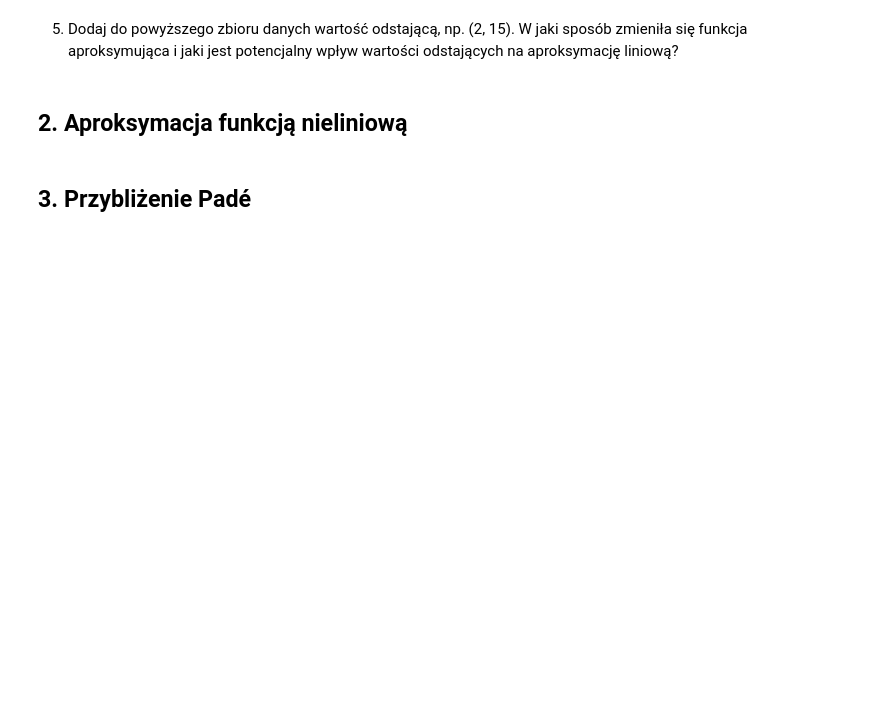
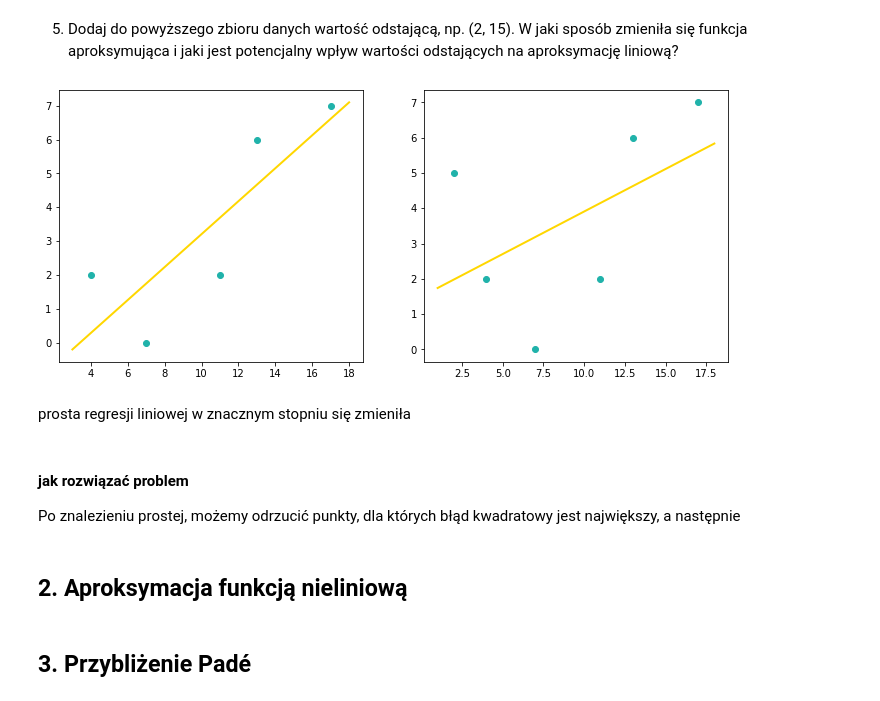
Before and after one commit to mhawryluk/mownit, a Jupyter notebook: lab3/lab3.ipynb, the cells around one changed output. Cells and saved outputs as stored; diff of their text form; code cells hidden in the pictures; blank space fills up the shorter version.

```diff
--- a/lab3/lab3.ipynb
+++ b/lab3/lab3.ipynb
@@ -73,3 +108,19 @@ array([-1.65891473,  0.48643411])
+# %%
+fig, ax = plt.subplots(1, 2, figsize=(12,5))
+
+points = [(4,2), (7,0), (11,2), (13,6), (17,7)]
+plot_approximation(approximate(points)[0], points, ax[0])
+
+points += [(2,5)]
+plot_approximation(approximate(points)[0], points, ax[1])
+# %% [output]
+[figure, added]
+# %% [markdown]
+prosta regresji liniowej w znacznym stopniu się zmieniła
+# %% [markdown]
+
+#### jak rozwiązać problem
+Po znalezieniu prostej, możemy odrzucić punkty, dla których błąd kwadratowy jest największy, a następnie
 # %% [markdown]
 ## 2. Aproksymacja funkcją nieliniową
 # %%
```
Also changed, not shown: parts of 10 cells of this notebook.
